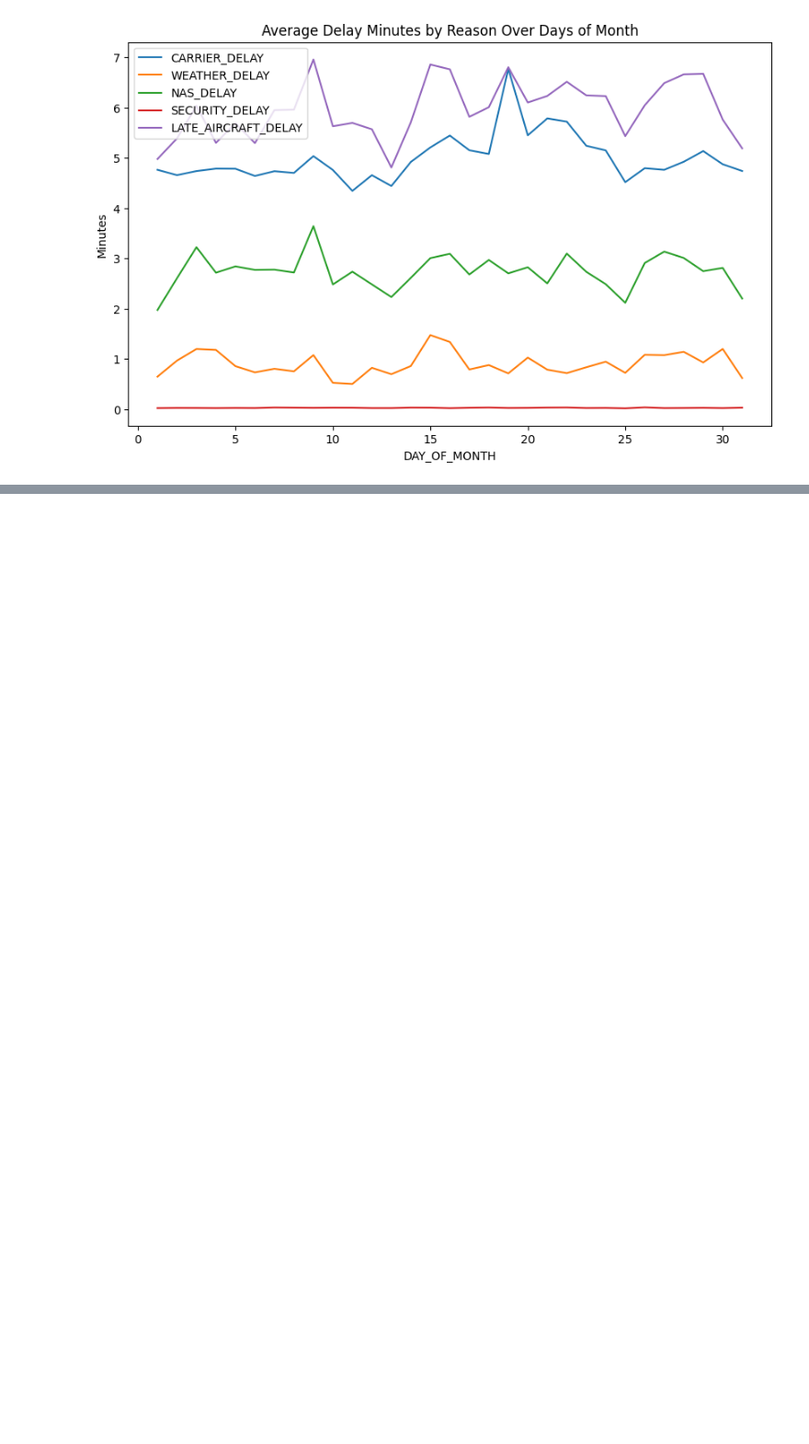
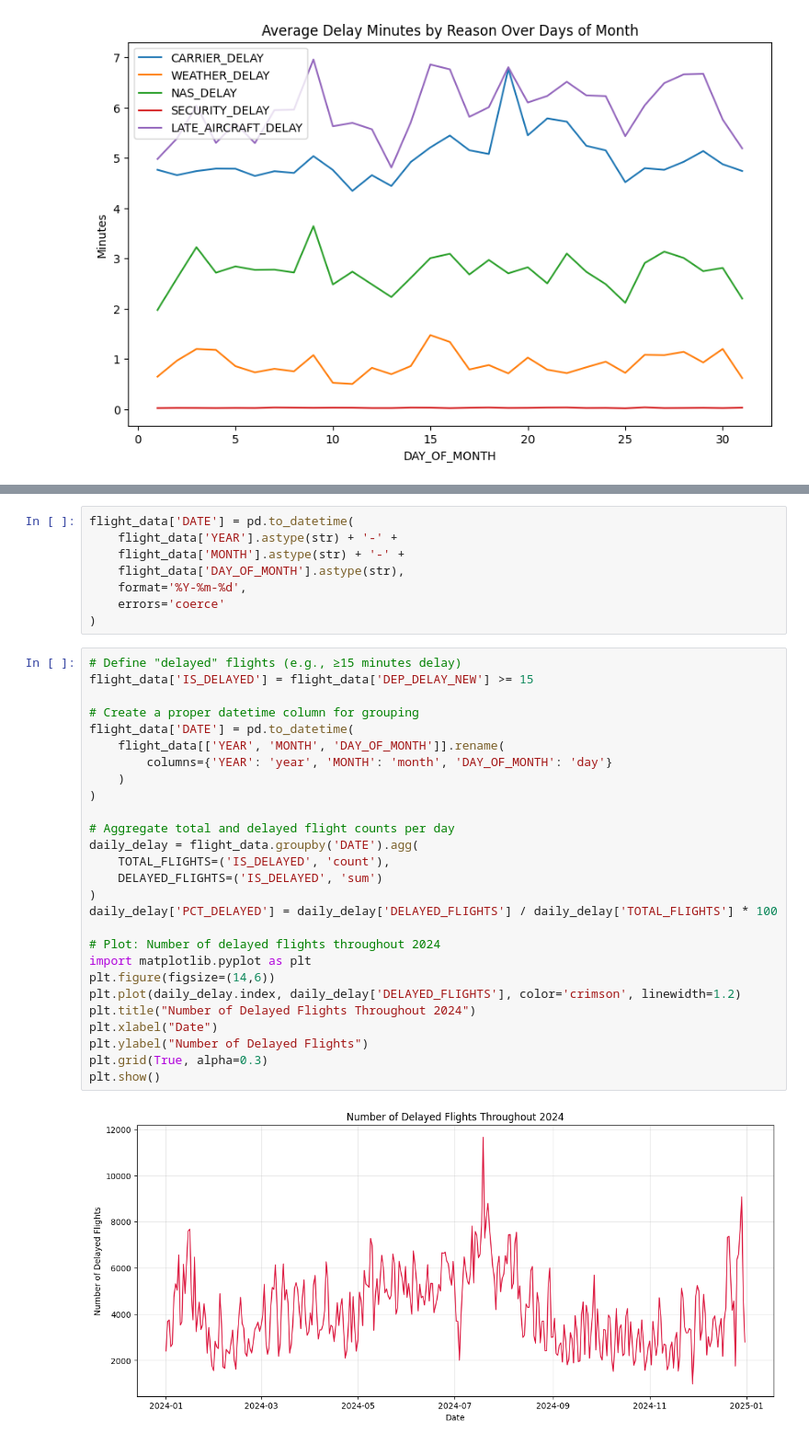
Before and after one commit to elenayzhu/mie368, a Jupyter notebook: individual-eda/Elena's_EDA.ipynb, the cells around one changed output, grey strips where cells are left out. Shown: that part at 92% size. Drawn from its saved outputs; the diff is of its cells as text; blank space fills up the shorter version.

```diff
--- a/individual-eda/Elena's_EDA.ipynb
+++ b/individual-eda/Elena's_EDA.ipynb
@@ -140,0 +238,37 @@ Text(0, 0.5, 'Minutes')
+# %%
+flight_data['DATE'] = pd.to_datetime(
+    flight_data['YEAR'].astype(str) + '-' +
+    flight_data['MONTH'].astype(str) + '-' +
+    flight_data['DAY_OF_MONTH'].astype(str),
+    format='%Y-%m-%d',
+    errors='coerce'
+)
+# %%
+# Define "delayed" flights (e.g., ≥15 minutes delay)
+flight_data['IS_DELAYED'] = flight_data['DEP_DELAY_NEW'] >= 15
+
+# Create a proper datetime column for grouping
+flight_data['DATE'] = pd.to_datetime(
+    flight_data[['YEAR', 'MONTH', 'DAY_OF_MONTH']].rename(
+        columns={'YEAR': 'year', 'MONTH': 'month', 'DAY_OF_MONTH': 'day'}
+    )
+)
+
+# Aggregate total and delayed flight counts per day
+daily_delay = flight_data.groupby('DATE').agg(
+    TOTAL_FLIGHTS=('IS_DELAYED', 'count'),
+    DELAYED_FLIGHTS=('IS_DELAYED', 'sum')
+)
+daily_delay['PCT_DELAYED'] = daily_delay['DELAYED_FLIGHTS'] / daily_delay['TOTAL_FLIGHTS'] * 100
+
+# Plot: Number of delayed flights throughout 2024
+import matplotlib.pyplot as plt
+plt.figure(figsize=(14,6))
+plt.plot(daily_delay.index, daily_delay['DELAYED_FLIGHTS'], color='crimson', linewidth=1.2)
+plt.title("Number of Delayed Flights Throughout 2024")
+plt.xlabel("Date")
+plt.ylabel("Number of Delayed Flights")
+plt.grid(True, alpha=0.3)
+plt.show()
+# %% [output]
+[figure, added]
```
Also changed, not shown: parts of 7 cells of this notebook.
